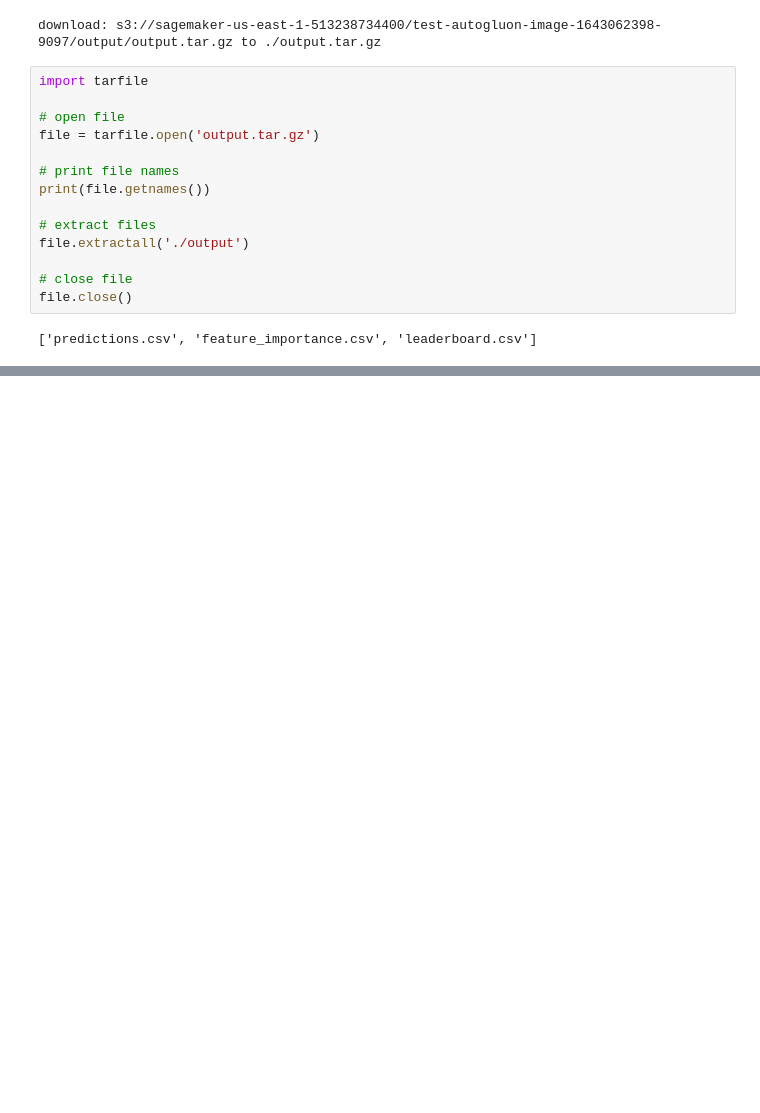
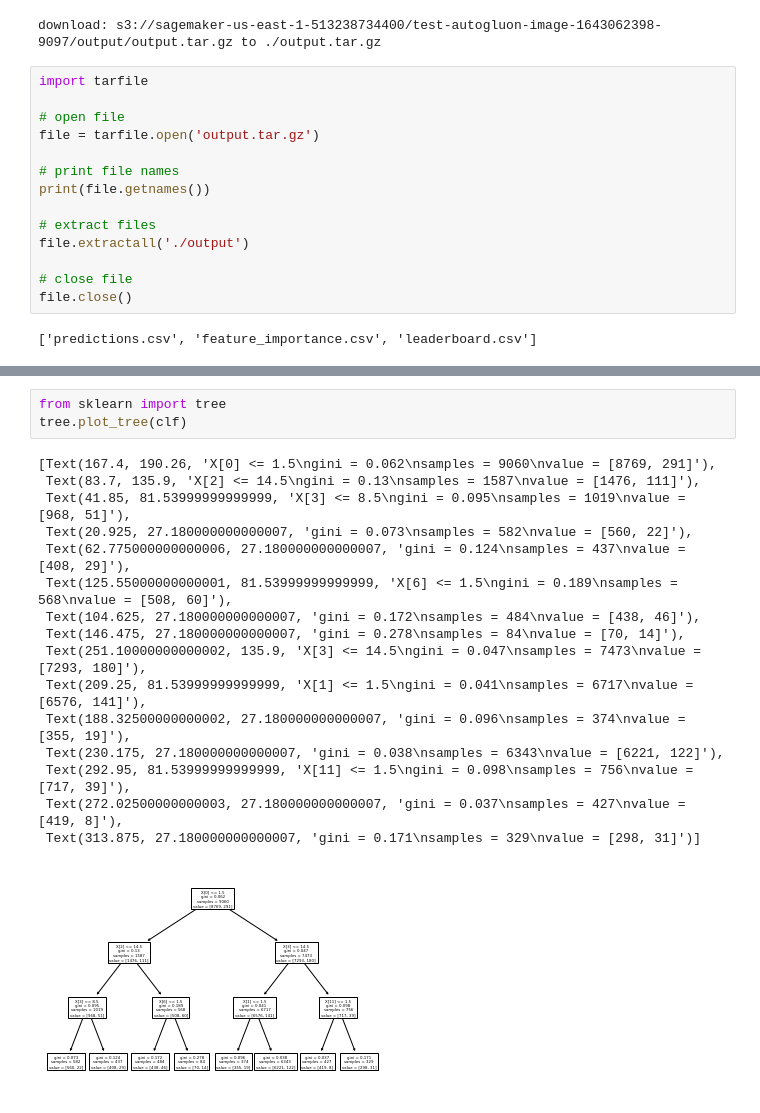
Before and after one commit to safiamc/udacity-capstone, a Jupyter notebook: project-notebook.ipynb, the cells around one changed output, grey strips where cells are left out. Saved outputs shown, nothing was run; the diff lists cells and outputs as text; blank space fills up the shorter version.

```diff
--- a/project-notebook.ipynb
+++ b/project-notebook.ipynb
@@ -227,0 +277,20 @@ file.close()
+# %%
+from sklearn import tree
+tree.plot_tree(clf)
+# %% [output]
+[Text(167.4, 190.26, 'X[0] <= 1.5\ngini = 0.062\nsamples = 9060\nvalue = [8769, 291]'),
+ Text(83.7, 135.9, 'X[2] <= 14.5\ngini = 0.13\nsamples = 1587\nvalue = [1476, 111]'),
+ Text(41.85, 81.53999999999999, 'X[3] <= 8.5\ngini = 0.095\nsamples = 1019\nvalue = [968, 51]'),
+ Text(20.925, 27.180000000000007, 'gini = 0.073\nsamples = 582\nvalue = [560, 22]'),
+ Text(62.775000000000006, 27.180000000000007, 'gini = 0.124\nsamples = 437\nvalue = [408, 29]'),
+ Text(125.55000000000001, 81.53999999999999, 'X[6] <= 1.5\ngini = 0.189\nsamples = 568\nvalue = [508, 60]'),
+ Text(104.625, 27.180000000000007, 'gini = 0.172\nsamples = 484\nvalue = [438, 46]'),
+ Text(146.475, 27.180000000000007, 'gini = 0.278\nsamples = 84\nvalue = [70, 14]'),
+ Text(251.10000000000002, 135.9, 'X[3] <= 14.5\ngini = 0.047\nsamples = 7473\nvalue = [7293, 180]'),
+ Text(209.25, 81.53999999999999, 'X[1] <= 1.5\ngini = 0.041\nsamples = 6717\nvalue = [6576, 141]'),
+ Text(188.32500000000002, 27.180000000000007, 'gini = 0.096\nsamples = 374\nvalue = [355, 19]'),
+ Text(230.175, 27.180000000000007, 'gini = 0.038\nsamples = 6343\nvalue = [6221, 122]'),
+ Text(292.95, 81.53999999999999, 'X[11] <= 1.5\ngini = 0.098\nsamples = 756\nvalue = [717, 39]'),
+ Text(272.02500000000003, 27.180000000000007, 'gini = 0.037\nsamples = 427\nvalue = [419, 8]'),
+ Text(313.875, 27.180000000000007, 'gini = 0.171\nsamples = 329\nvalue = [298, 31]')]
+[figure, added]
```
Also changed, not shown: parts of 18 cells of this notebook.
